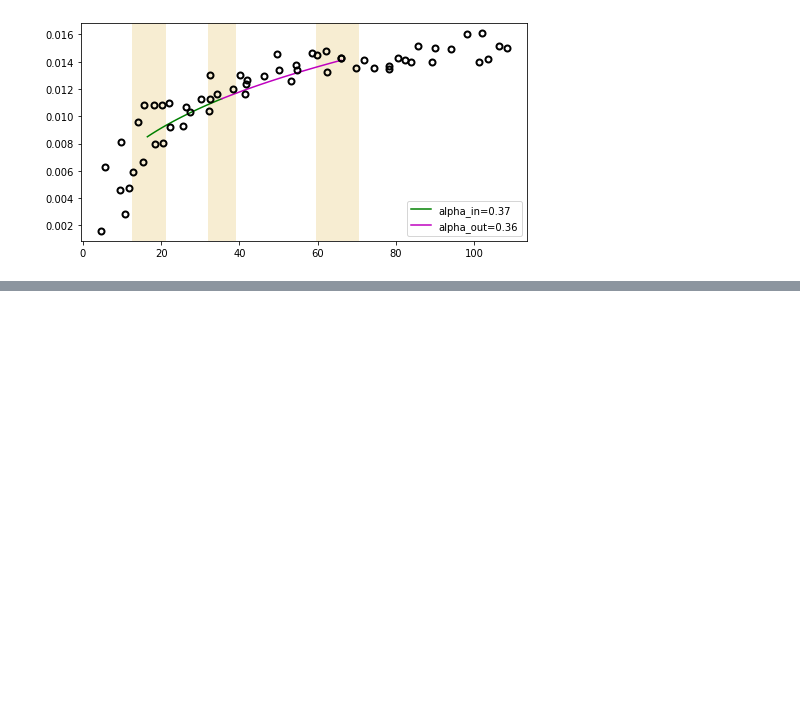
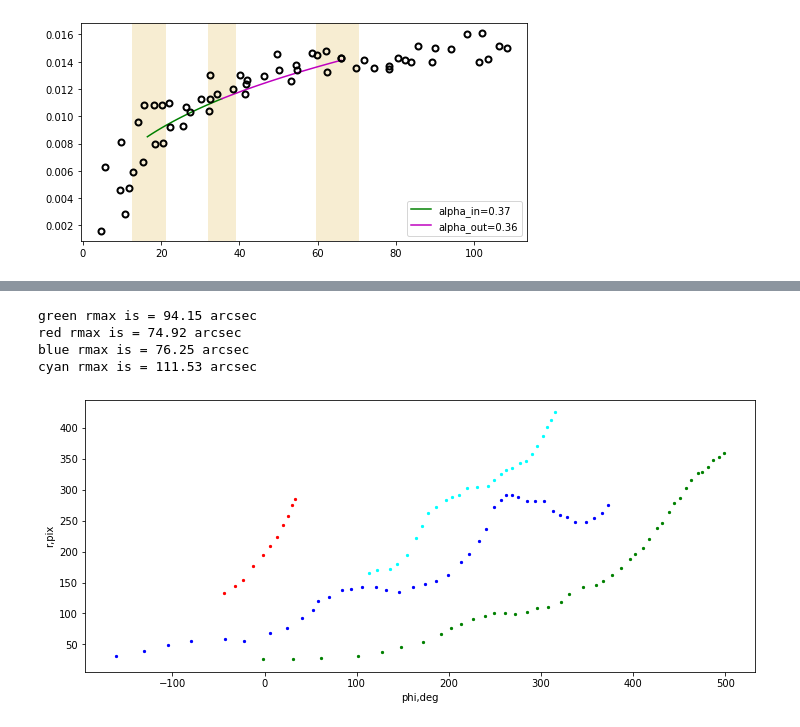
Before and after one commit to Amarchuk/crs_coupling, a Jupyter notebook: vrot_from_picture_tests.ipynb, the cells around one changed output, grey strips where cells are left out. Cells and saved outputs as stored; diff of their text form; code cells hidden in the pictures; blank space fills up the shorter version.

```diff
--- a/vrot_from_picture_tests.ipynb
+++ b/vrot_from_picture_tests.ipynb
@@ -922,0 +1161,51 @@ for alp_in in [0.37]:
+# %%
+xcen = 762
+ycen = 500
+
+spirals = {}
+with open('/mnt/sdb2/science/spirals/crs_coupling/fits/NGC3893_dr8_g_deproject_.reg', 'r') as inpf:
+    ll = inpf.readlines()[3:]
+    for li in ll:
+        if 'color' in li:
+            color = li.split('color=')[1].replace('\n', '')
+        else:
+            color='green'
+        if color not in spirals.keys():
+            spirals[color] = []
+        xxyy = li.split(')')[0].replace('point(', '')
+        xx,yy = float(xxyy.split(',')[0]), float(xxyy.split(',')[1])
+        xv = xx-xcen
+        yv = yy-ycen
+        phi = np.arctan2(xv,yv)*180/np.pi
+        r = sqrt(xv**2 + yv**2)
+        spirals[color].append([r,phi])
+# %%
+fig = plt.figure(figsize=[12,5])
+for color in spirals.keys():
+#     print(color)
+    pts = spirals[color]
+    rr = np.array([_[0] for _ in pts])
+    phis = np.array([_[1] for _ in pts])
+
+
+#     print(phis)
+    if color in ['cyan']:
+        phis = np.array([_[1] if _[1] > 0 else 360.+_[1] for _ in pts])
+    if color in ['blue']:
+        phis = np.array([_[1] if _[0] < 148 else 360.+_[1] for _ in pts])
+    if color in ['green']:
+        phis = np.array([_[1] if _[0] < 55 else 360.+_[1] for _ in pts])
+#     plt.gca().axhline(y=55)
+    print(f'{color} rmax is = {np.max(rr)*0.262:2.2f} arcsec')
+    rr, phis = zip(*sorted(zip(rr,phis), key=lambda l: l[1]))
+    plt.scatter(phis, rr, 5,color=color)
+
+plt.xlabel('phi,deg')
+plt.ylabel('r,pix')
+plt.show()
+# %% [output]
+green rmax is = 94.15 arcsec
+red rmax is = 74.92 arcsec
+blue rmax is = 76.25 arcsec
+cyan rmax is = 111.53 arcsec
+[figure, added]
```
Also changed, not shown: parts of 17 cells of this notebook.
